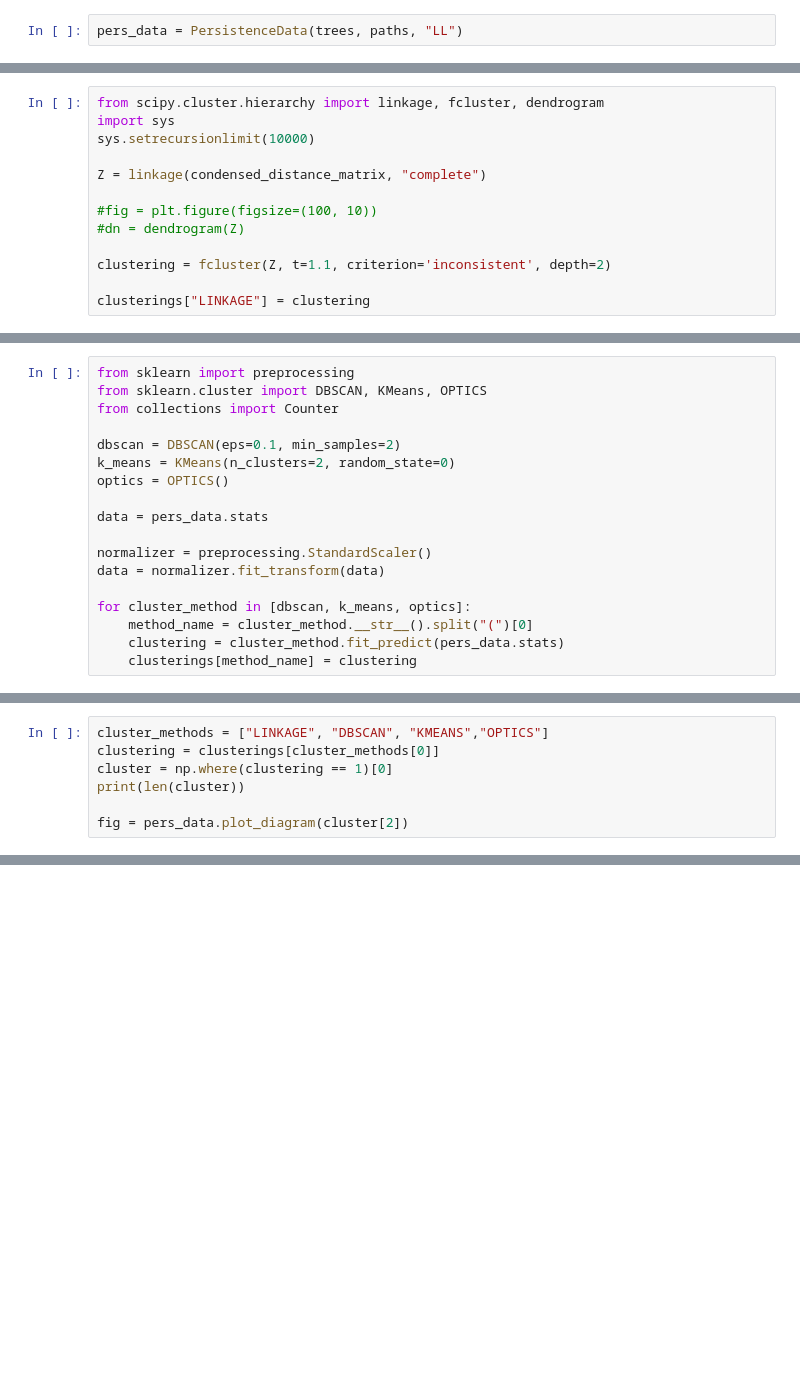
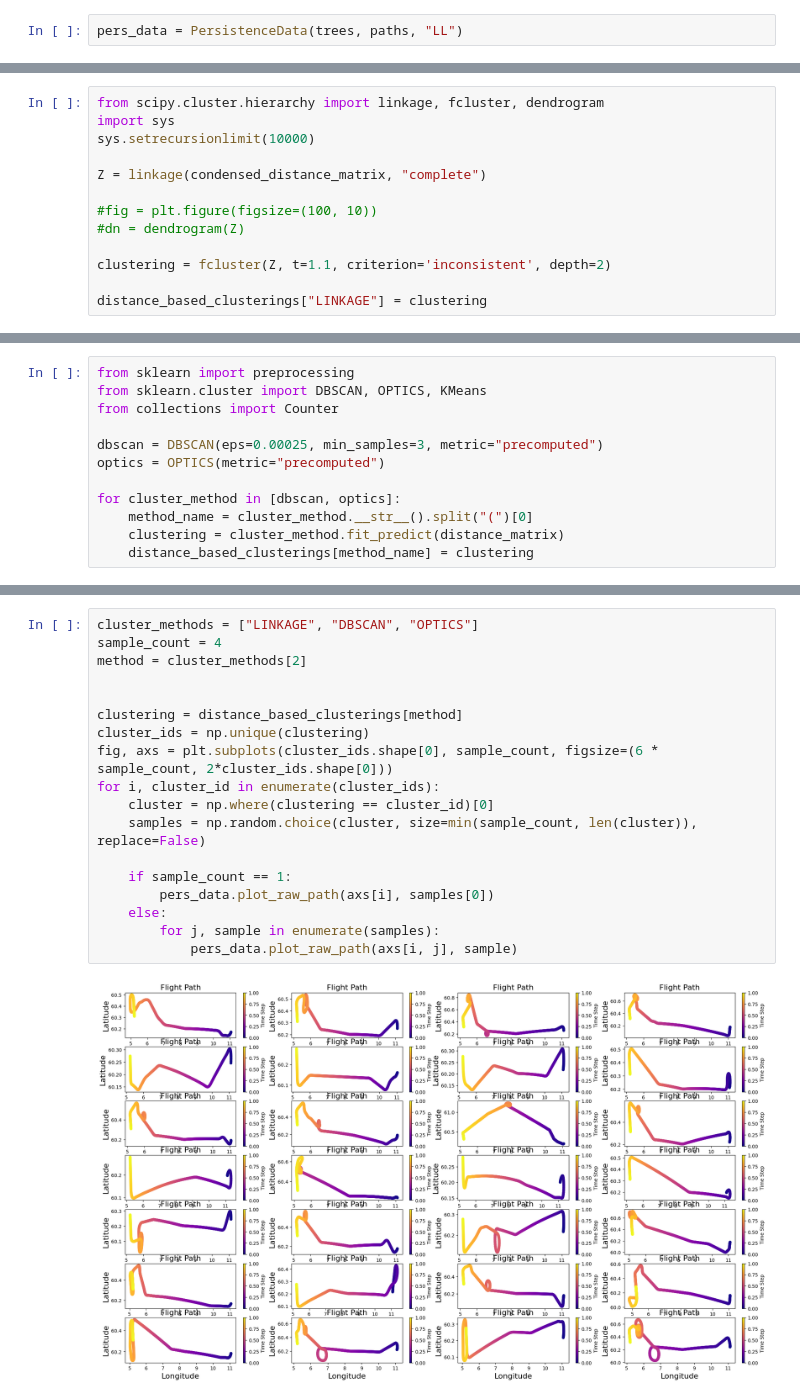
Before and after one commit to tobbensol/masters-thesis, a Jupyter notebook: flight clustering.ipynb, the cells around one changed output, grey strips where cells are left out. Cells and saved outputs as stored; diff of their text form; blank space fills up the shorter version.

Commit message:
made new plotting functions and split between distance and non-distance based clustering

```diff
--- a/flight clustering.ipynb
+++ b/flight clustering.ipynb
@@ -49,4 +52,4 @@ Z = linkage(condensed_distance_matrix, "complete")
 
 clustering = fcluster(Z, t=1.1, criterion='inconsistent', depth=2)
 
-clusterings["LINKAGE"] = clustering
+distance_based_clusterings["LINKAGE"] = clustering
@@ -86,19 +56,13 @@ plt.scatter(loopy_flight[:,1], loopy_flight[:,0])
 # %%
 from sklearn import preprocessing
-from sklearn.cluster import DBSCAN, KMeans, OPTICS
+from sklearn.cluster import DBSCAN, OPTICS, KMeans
 from collections import Counter
 
-dbscan = DBSCAN(eps=0.1, min_samples=2)
-k_means = KMeans(n_clusters=2, random_state=0)
-optics = OPTICS()
+dbscan = DBSCAN(eps=0.00025, min_samples=3, metric="precomputed")
+optics = OPTICS(metric="precomputed")
 
-data = pers_data.stats
-
-normalizer = preprocessing.StandardScaler()
-data = normalizer.fit_transform(data)
-
-for cluster_method in [dbscan, k_means, optics]:
+for cluster_method in [dbscan, optics]:
     method_name = cluster_method.__str__().split("(")[0]
-    clustering = cluster_method.fit_predict(pers_data.stats)
-    clusterings[method_name] = clustering
+    clustering = cluster_method.fit_predict(distance_matrix)
+    distance_based_clusterings[method_name] = clustering
 # %%
@@ -117,7 +78,0 @@ Optics:
-# %%
-cluster_methods = ["LINKAGE", "DBSCAN", "KMEANS","OPTICS"]
-clustering = clusterings[cluster_methods[0]]
-cluster = np.where(clustering == 1)[0]
-print(len(cluster))
-
-fig = pers_data.plot_diagram(cluster[2])
@@ -126,0 +79,20 @@ fig = pers_data.plot_diagram(cluster[2])
+# %%
+cluster_methods = ["LINKAGE", "DBSCAN", "OPTICS"]
+sample_count = 4
+method = cluster_methods[2]
+
+
+clustering = distance_based_clusterings[method]
+cluster_ids = np.unique(clustering)
+fig, axs = plt.subplots(cluster_ids.shape[0], sample_count, figsize=(6 * sample_count, 2*cluster_ids.shape[0]))
+for i, cluster_id in enumerate(cluster_ids):
+    cluster = np.where(clustering == cluster_id)[0]
+    samples = np.random.choice(cluster, size=min(sample_count, len(cluster)), replace=False)
+
+    if sample_count == 1:
+        pers_data.plot_raw_path(axs[i], samples[0])
+    else:
+        for j, sample in enumerate(samples):
+            pers_data.plot_raw_path(axs[i, j], sample)
+# %% [output]
+[figure, added]
```
Also changed, not shown: parts of 10 cells of this notebook.
